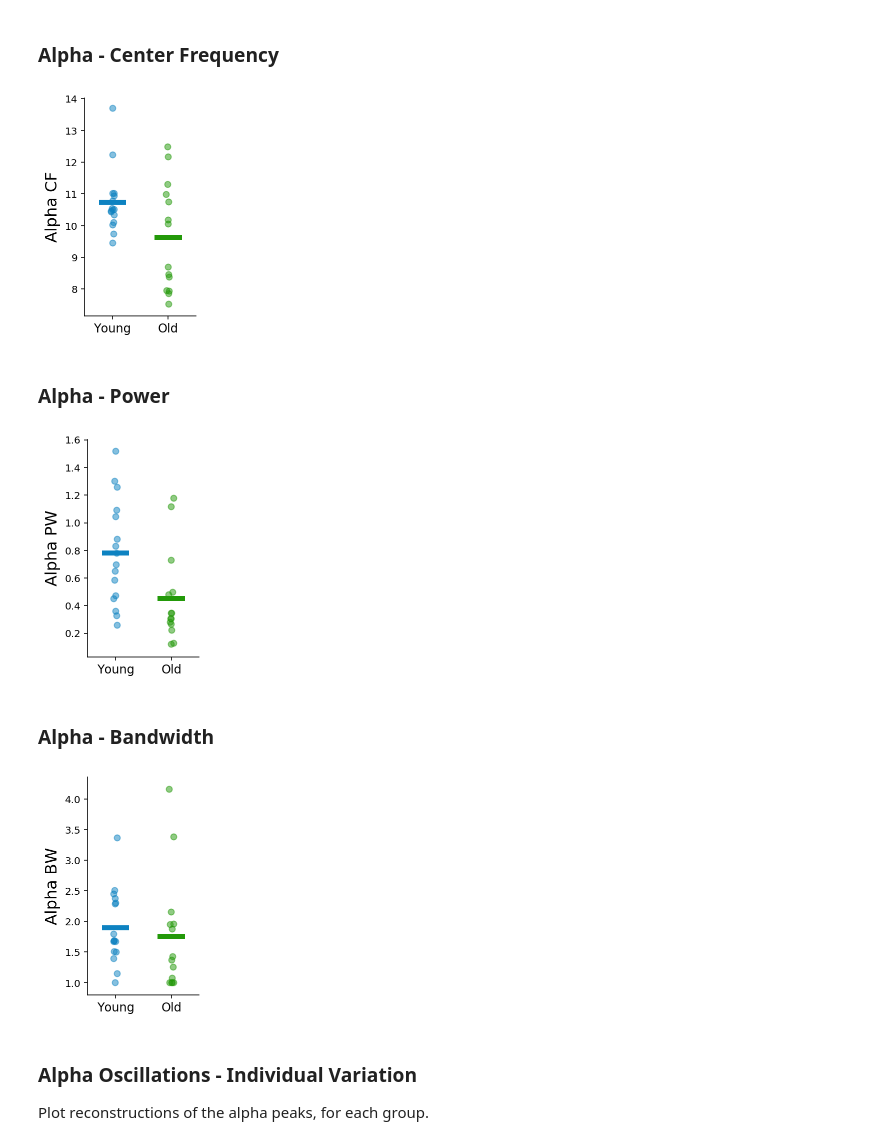
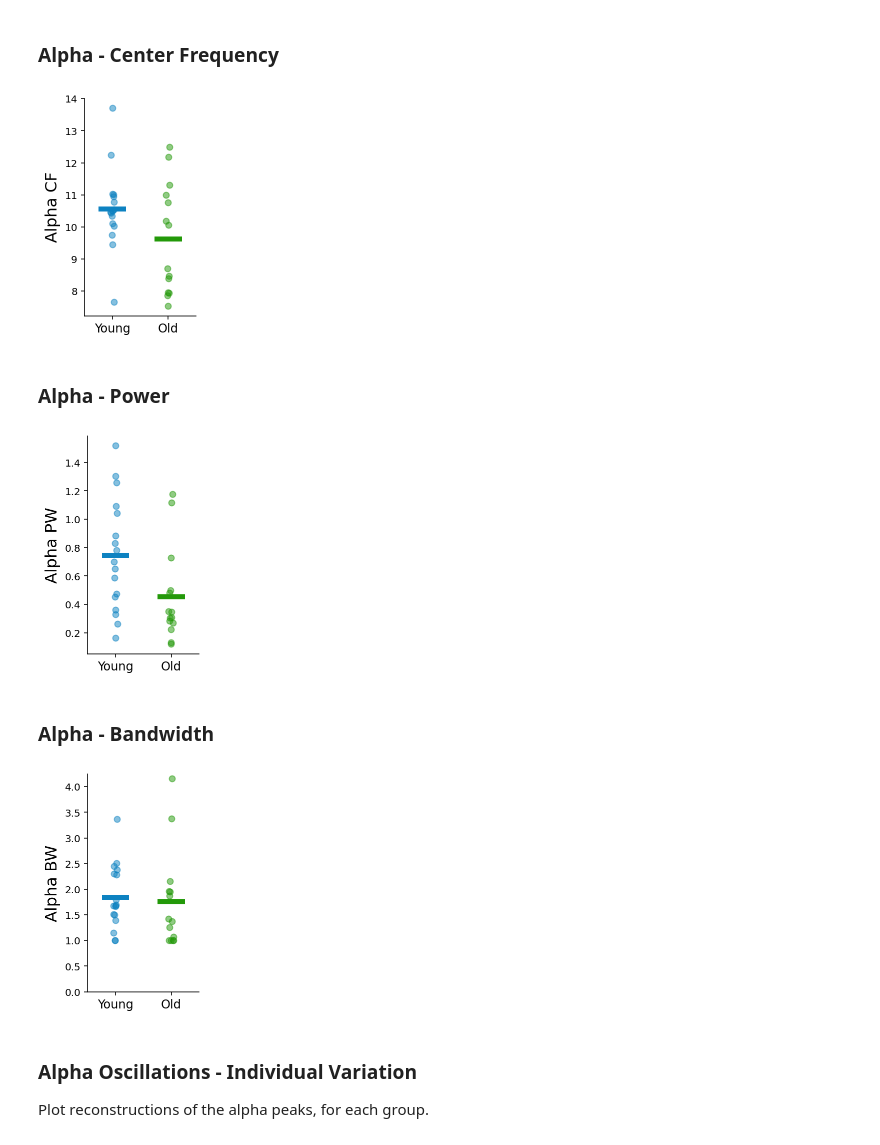
Before and after one commit to TomDonoghue/EEGparam, a Jupyter notebook: notebooks/02-GroupAnalysis-Rest.ipynb, the cells around one changed output. Cells and saved outputs as stored; diff of their text form; code cells hidden in the pictures.

```diff
--- a/notebooks/02-GroupAnalysis-Rest.ipynb
+++ b/notebooks/02-GroupAnalysis-Rest.ipynb
@@ -40,7 +43,7 @@ from settings import BANDS, RESULTS_PATH
 set_random_seed(303)
 # %%
 # Set whether to drop outlier subjects, in terms of FOOOF Goodness-of-Fit metrics
-drop_outliers = True
+drop_outliers = False
 
 # Set average function to use
 avg_func = np.nanmean
@@ -54,7 +57,7 @@ ch_ind_oz = 28  # Channel Oz (28)
 ch_ind_cz = 47  # Channel Cz (47)
 
 # Wether to save out plots or not
-SAVE_FIG = False
+SAVE_FIG = True
 # %%
 # Check the subject numbers
 print('Number of young subjects:  ', len(YNG_INDS))
@@ -328,7 +328,7 @@ Number of subjects with no alpha:
 plot_comp_scatter(alphas[:, 0], 'Alpha CF',
                   save_fig=SAVE_FIG, save_name='AlphaCF')
 # %% [output]
-[figure, old version]
+[figure, new version]
 # %% [markdown]
 ### Alpha - Power
 # %%
@@ -336,15 +336,15 @@ plot_comp_scatter(alphas[:, 0], 'Alpha CF',
 plot_comp_scatter(alphas[:, 1], 'Alpha PW',
                   save_fig=SAVE_FIG, save_name='AlphaPW')
 # %% [output]
-[figure, old version]
+[figure, new version]
 # %% [markdown]
 ### Alpha - Bandwidth
 # %%
 # Plot alpha bandwidth comparison
-plot_comp_scatter(alphas[:, 2], 'Alpha BW',
+plot_comp_scatter(alphas[:, 2], 'Alpha BW', ylim=[0, 4.25],
                   save_fig=SAVE_FIG, save_name='AlphaBW')
 # %% [output]
-[figure, old version]
+[figure, new version]
 # %% [markdown]
 ### Alpha Oscillations - Individual Variation
 
```
Also changed, not shown: parts of 29 cells of this notebook, 4 other files.
